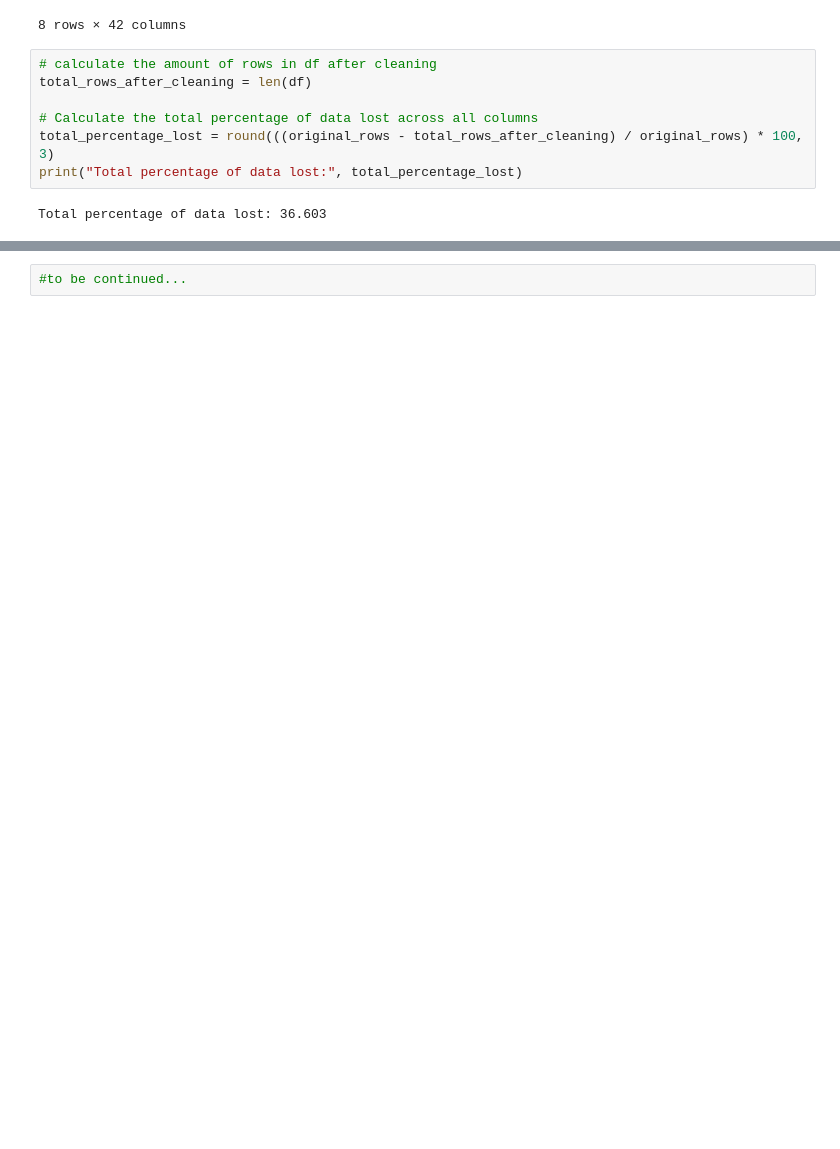
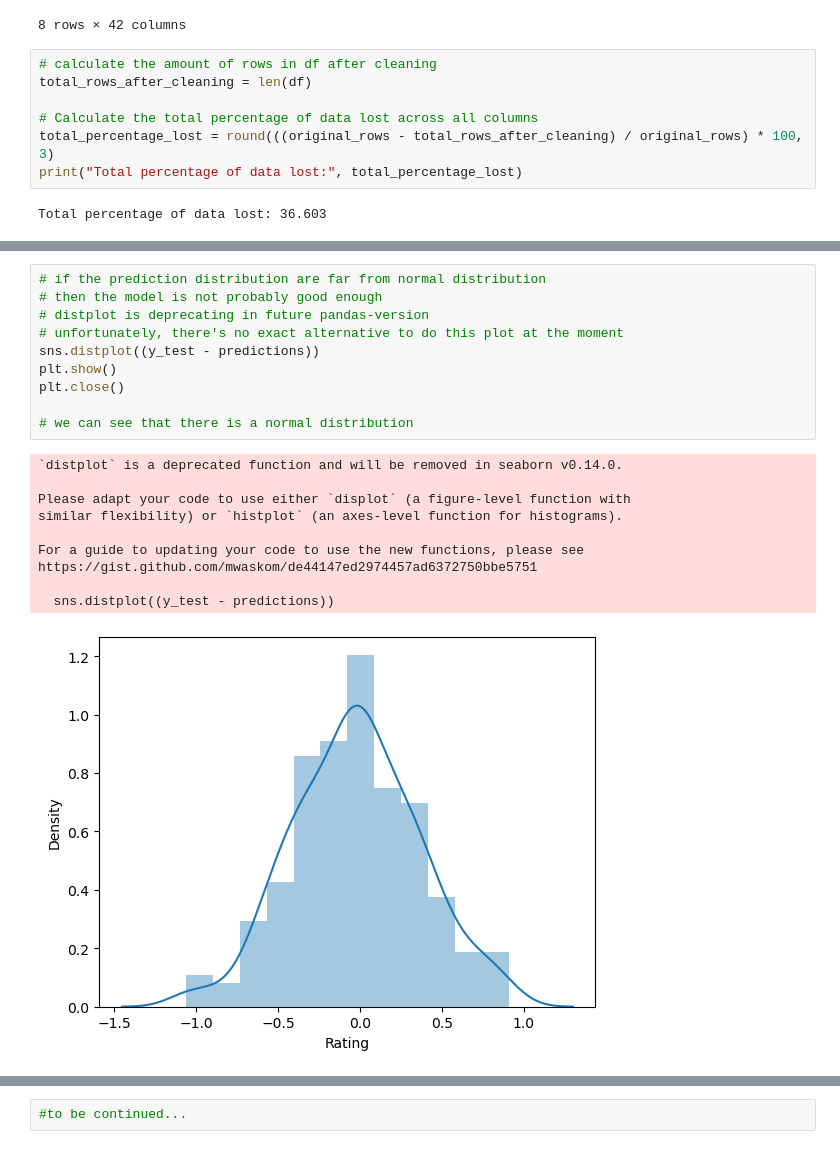
Before and after one commit to crypt0kitik/Introduction-to-Machine-Learning-Methods, a Jupyter notebook: Exercise1_LinearRegression/Linear_regresssion.ipynb, the cells around one changed output, grey strips where cells are left out. Saved outputs shown, nothing was run; the diff lists cells and outputs as text; blank space fills up the shorter version.

```diff
--- a/Exercise1_LinearRegression/Linear_regresssion.ipynb
+++ b/Exercise1_LinearRegression/Linear_regresssion.ipynb
@@ -422,0 +559,21 @@ Total percentage of data lost: 36.603
+# %%
+# if the prediction distribution are far from normal distribution
+# then the model is not probably good enough
+# distplot is deprecating in future pandas-version
+# unfortunately, there's no exact alternative to do this plot at the moment
+sns.distplot((y_test - predictions))
+plt.show()
+plt.close()
+
+# we can see that there is a normal distribution
+# %% [output]
+`distplot` is a deprecated function and will be removed in seaborn v0.14.0.
+
+Please adapt your code to use either `displot` (a figure-level function with
+similar flexibility) or `histplot` (an axes-level function for histograms).
+
+For a guide to updating your code to use the new functions, please see
+https://gist.github.com/mwaskom/de44147ed2974457ad6372750bbe5751
+
+  sns.distplot((y_test - predictions))
+[figure, added]
```
Also changed, not shown: parts of 15 cells of this notebook.
